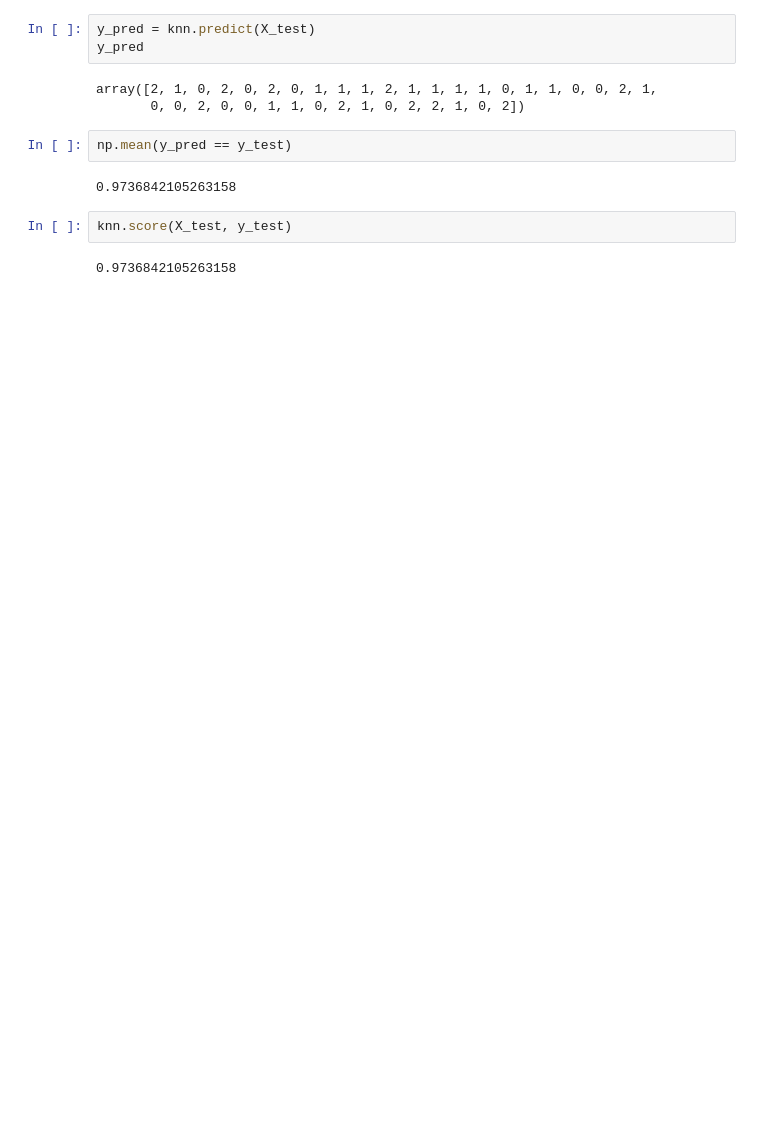
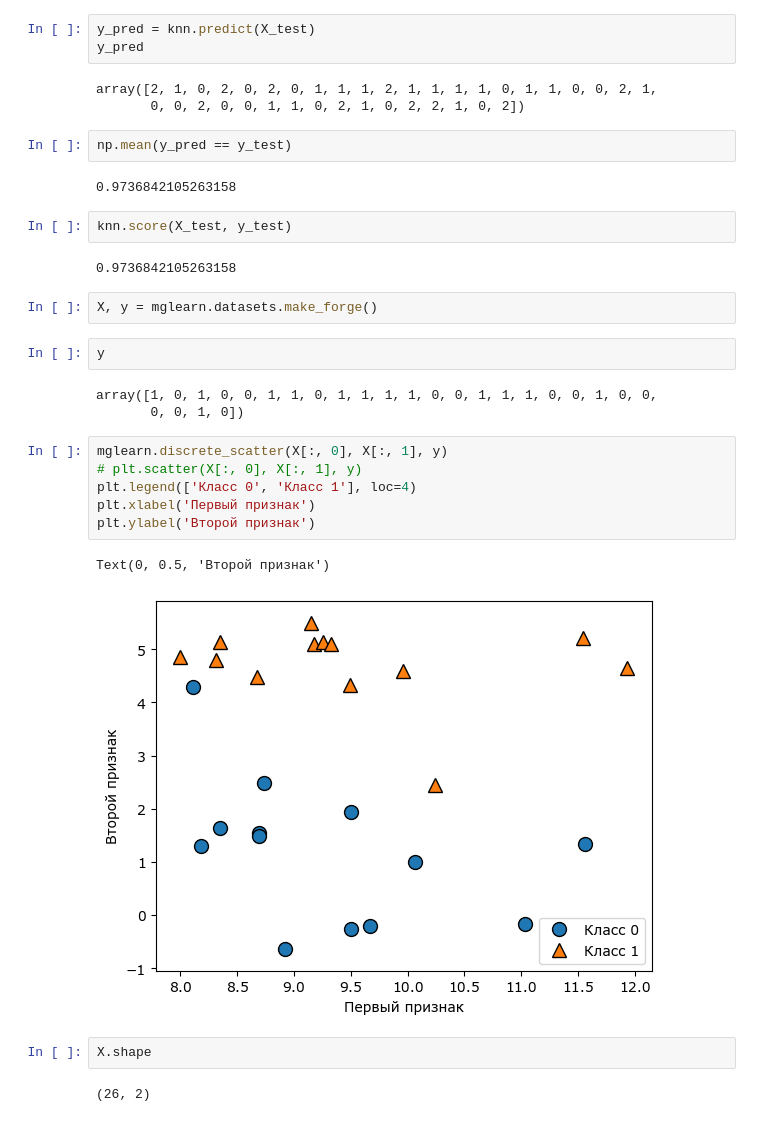
Before and after one commit to esvesv/introduction_to_ml_with_python, a Jupyter notebook: Untitled.ipynb, the cells around one changed output. Cells and saved outputs as stored; diff of their text form; blank space fills up the shorter version.

```diff
--- a/Untitled.ipynb
+++ b/Untitled.ipynb
@@ -99,3 +99,23 @@ np.mean(y_pred == y_test)
 knn.score(X_test, y_test)
 # %% [output]
 0.9736842105263158
+# %%
+X, y = mglearn.datasets.make_forge()
+# %%
+y
+# %% [output]
+array([1, 0, 1, 0, 0, 1, 1, 0, 1, 1, 1, 1, 0, 0, 1, 1, 1, 0, 0, 1, 0, 0,
+       0, 0, 1, 0])
+# %%
+mglearn.discrete_scatter(X[:, 0], X[:, 1], y)
+# plt.scatter(X[:, 0], X[:, 1], y)
+plt.legend(['Класс 0', 'Класс 1'], loc=4)
+plt.xlabel('Первый признак')
+plt.ylabel('Второй признак')
+# %% [output]
+Text(0, 0.5, 'Второй признак')
+[figure, added]
+# %%
+X.shape
+# %% [output]
+(26, 2)
```
Also changed, not shown: parts of 7 cells of this notebook.
